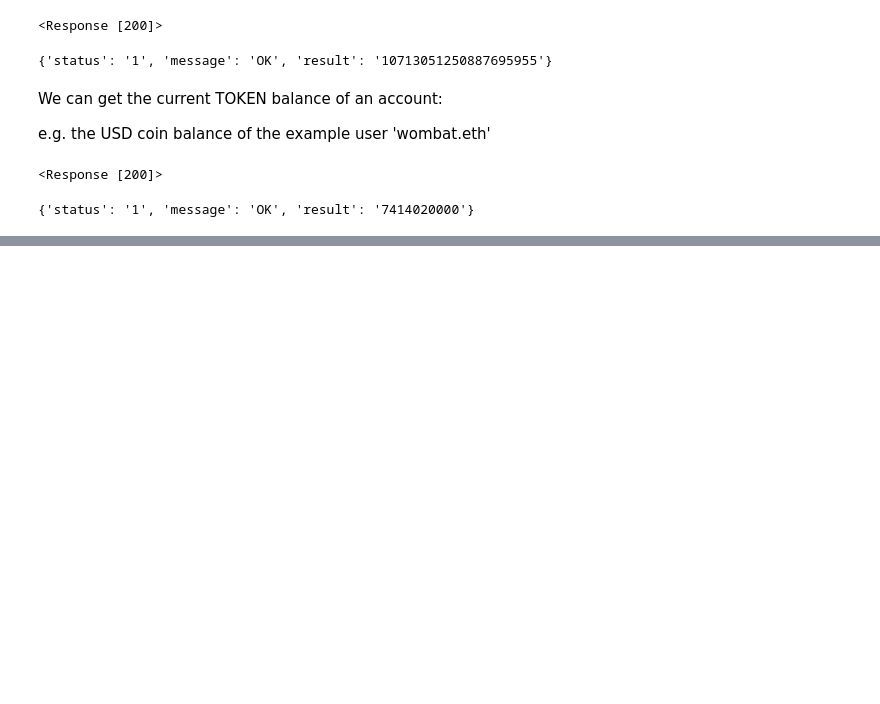
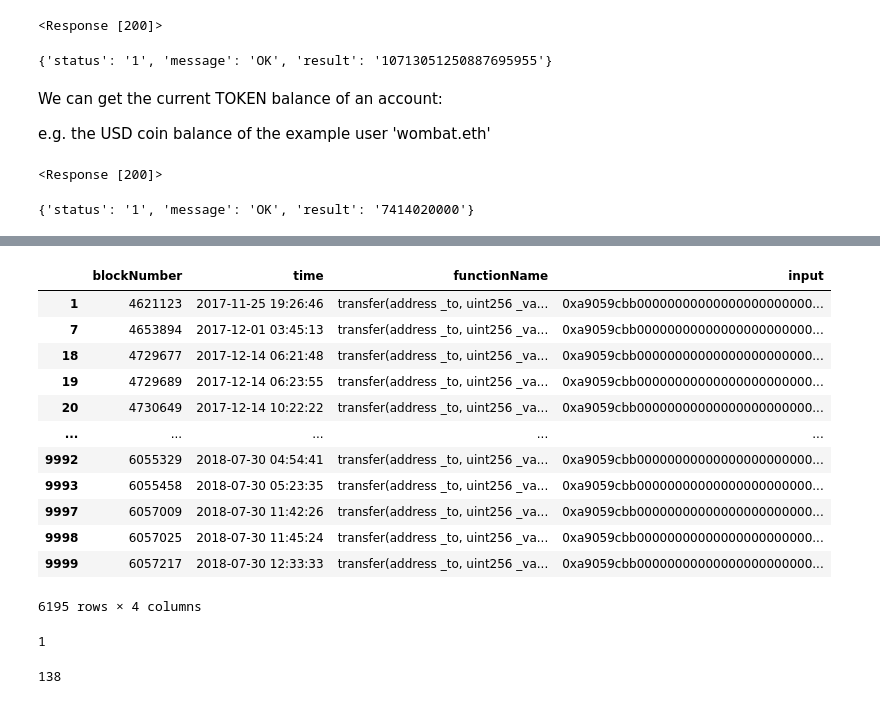
Before and after one commit to HektorLin/adsl, a Jupyter notebook: 3_api/etherscan/Etherscan_Experiment.ipynb, the cells around one changed output, grey strips where cells are left out. Cells and saved outputs as stored; diff of their text form; code cells hidden in the pictures; blank space fills up the shorter version.

```diff
--- a/3_api/etherscan/Etherscan_Experiment.ipynb
+++ b/3_api/etherscan/Etherscan_Experiment.ipynb
@@ -262,0 +310,12 @@ res
+# %%
+
+params = {
+    'module': 'account',
+    'action': 'txlist',
+    'address': '0x9f8f72aa9304c8b593d555f12ef6589cc3a579a2',
+    #'toaddress': '0x894Aa5F1E45454677A8560ddE3B45Cb5C427Ef92',
+    'startblock': '0',
+    'endblock': '99999999',
+}
+
+res = etherscan(params)
@@ -262,0 +324,3 @@ res
+# %%
+df = pd.DataFrame(res['result'])
+df.info()
@@ -262,0 +345,35 @@ res
+# %%
+df['value'] = df['value'].astype(float)/1000000000000000000 #express in Ether
+
+df['timeStamp'] = df['timeStamp'].astype(int)
+df['time'] = df['timeStamp'].apply(lambda x: datetime.utcfromtimestamp(x).strftime('%Y-%m-%d %H:%M:%S'))
+
+# reformat hash
+df['from_short'] = df['from'].str[0:3] + '...' + df['from'].str[-3:]
+df['to_short'] = df['to'].str[0:3] + '...' + df['to'].str[-3:]
+# %%
+df['func'] = df['functionName'].str.split('(').apply(lambda x: x[0])
+# %%
+df.loc[(df.func=='transfer') & (df['to'] == '0x9f8f72aa9304c8b593d555f12ef6589cc3a579a2'),['blockNumber','time','functionName','','input']]
+# %% [output]
+|  | blockNumber | time | functionName | input |
+| 1 | 4621123 | 2017-11-25 19:26:46 | transfer(address _to, uint256 _va... | 0xa9059cbb00000000000000000000000... |
+| 7 | 4653894 | 2017-12-01 03:45:13 | transfer(address _to, uint256 _va... | 0xa9059cbb00000000000000000000000... |
+| 18 | 4729677 | 2017-12-14 06:21:48 | transfer(address _to, uint256 _va... | 0xa9059cbb00000000000000000000000... |
+| 19 | 4729689 | 2017-12-14 06:23:55 | transfer(address _to, uint256 _va... | 0xa9059cbb00000000000000000000000... |
+| 20 | 4730649 | 2017-12-14 10:22:22 | transfer(address _to, uint256 _va... | 0xa9059cbb00000000000000000000000... |
+| ... | ... | ... | ... | ... |
+| 9992 | 6055329 | 2018-07-30 04:54:41 | transfer(address _to, uint256 _va... | 0xa9059cbb00000000000000000000000... |
+| 9993 | 6055458 | 2018-07-30 05:23:35 | transfer(address _to, uint256 _va... | 0xa9059cbb00000000000000000000000... |
+| 9997 | 6057009 | 2018-07-30 11:42:26 | transfer(address _to, uint256 _va... | 0xa9059cbb00000000000000000000000... |
+| 9998 | 6057025 | 2018-07-30 11:45:24 | transfer(address _to, uint256 _va... | 0xa9059cbb00000000000000000000000... |
+| 9999 | 6057217 | 2018-07-30 12:33:33 | transfer(address _to, uint256 _va... | 0xa9059cbb00000000000000000000000... |
+6195 rows × 4 columns
+# %%
+df.loc[(df.func=='transfer') & (df['to'] == '0x9f8f72aa9304c8b593d555f12ef6589cc3a579a2'),['blockNumber','time','functionName','','input']]
+# %% [output]
+1
+# %%
+len(df.loc[df.blockNumber=='4621123','input'].values[0])
+# %% [output]
+138
```
Also changed, not shown: parts of 18 cells of this notebook, 3 other files.
